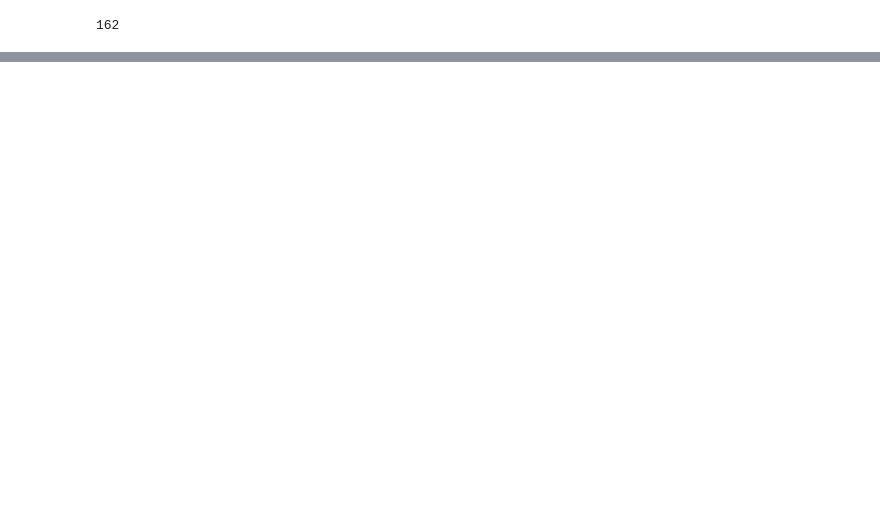
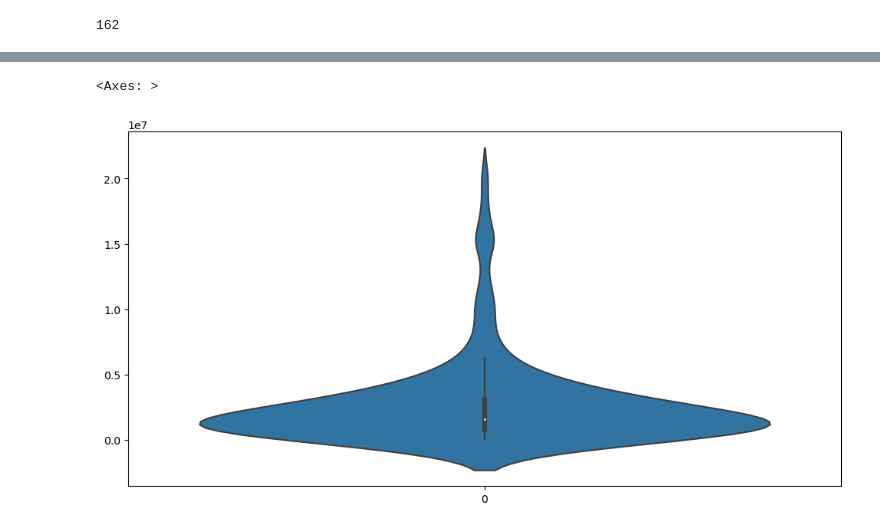
Before and after one commit to Tubaakbas/API-Project-YOUTUBE, a Jupyter notebook: analysis.ipynb, the cells around one changed output, grey strips where cells are left out. Drawn from its saved outputs; the diff is of its cells as text; code cells hidden in the pictures; blank space fills up the shorter version.

```diff
--- a/analysis.ipynb
+++ b/analysis.ipynb
@@ -35,0 +50,2 @@ len(video_ids)
+# %%
+video_df = pd.read_csv('video_df.csv')
@@ -35,0 +97,4 @@ len(video_ids)
+# %%
+# Find published day
+video_df['publishedAt'] = video_df['publishedAt'].apply(lambda x: parser.parse(x))
+video_df['publishDayName'] = video_df['publishedAt'].apply(lambda x: x.strftime("%A"))
@@ -35,0 +110,5 @@ len(video_ids)
+# %%
+# convert duration to seconds
+video_df['durationSecs'] = video_df['duration'].apply(lambda x: isodate.parse_duration(x))
+video_df['durationSecs'] = pd.to_timedelta(video_df['durationSecs'])
+video_df['durationSecs'] = video_df['durationSecs'].astype(str).map(lambda x: x[7:])
@@ -35,0 +140,2 @@ len(video_ids)
+# %%
+plt.rcParams["figure.figsize"] = (12,6)
@@ -35,0 +155,5 @@ len(video_ids)
+# %%
+sns.violinplot(video_df['viewCount'])
+# %% [output]
+<Axes: >
+[figure, added]
```
Also changed, not shown: parts of 23 cells of this notebook.
